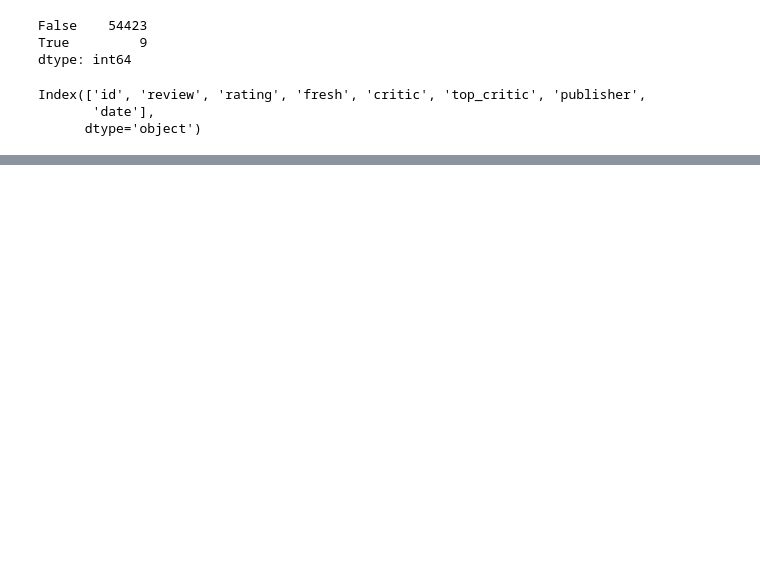
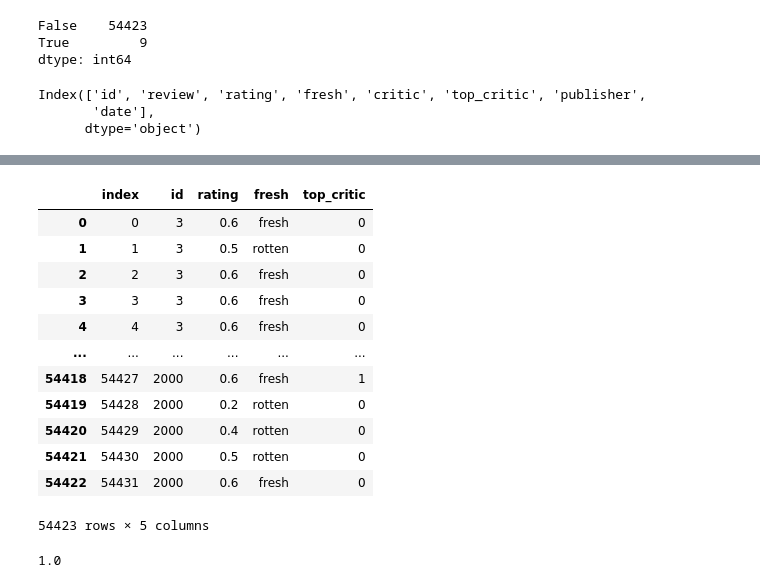
Before and after one commit to epradojr/Microsoft-Movie-Studio-Business-Proposition, a Jupyter notebook: draft_dsc-phase1-project.ipynb, the cells around one changed output, grey strips where cells are left out. Cells and saved outputs as stored; diff of their text form; code cells hidden in the pictures; blank space fills up the shorter version.

```diff
--- a/draft_dsc-phase1-project.ipynb
+++ b/draft_dsc-phase1-project.ipynb
@@ -417,10 +434 @@ dtypes: int64(2), object(2)
 memory usage: 2.1+ MB
-# %%
-# getting rid of the NaNs from the 'rating columns
-rt_reviews_copy['rating'] = rt_reviews_copy['rating'].replace(np.nan, '0')
-
-#reseting index if i need to iterate
-rt_reviews_copy.reset_index(inplace=True)
-
-
-rt_reviews_copy
@@ -514,20 +461,3 @@ wip_rating
 54421    2.5/5
 54422      3/5
 Name: rating, Length: 54423, dtype: object
-# %%
-for i in range(len(wip_rating)):
-    # -------------------------------------------------------------------------------------------------- #
-    # Searching for '/' to split left and right numbers. Then divide. Will not take strings with letters #
-    # -------------------------------------------------------------------------------------------------- #
-    if '/' in wip_rating[i]:
-        backslash = wip_rating[i].find('/')                  # backslash = the index location
-
-        numerator = float(wip_rating[i][:backslash])         # selecting the number before '/' as numerator
-        denominator = float(wip_rating[i][backslash+1:])     # selecting the number after '/' as denominator
-
-        result = (numerator / denominator)
-        wip_rating[i] = result
-    else:
-        pass
-
-wip_rating
@@ -547,15 +463,0 @@ Name: rating, Length: 54423, dtype: object
-# %%
-grade_scale = { 'A' : 1.0,
-                'B' : 0.75,
-                'C' : 0.50,
-                'D' : 0.20,
-                'F' : 0.0
-                }
-
-for i in range(len(wip_rating)):
-    if re.search('[a-zA-Z]', wip_rating[i]) != None:
-        for grade, value in grade_scale.items():    # using grade_scale on rate
-            if grade == wip_rating[i][0]:
-                wip_rating[i] = value
-            else:
-                pass
@@ -561,0 +657,22 @@ for i in range(len(wip_rating)):
+# %%
+rt_reviews_copy['rating'] = wip_rating
+
+rt_reviews_copy
+# %% [output]
+|  | index | id | rating | fresh | top_critic |
+| 0 | 0 | 3 | 0.6 | fresh | 0 |
+| 1 | 1 | 3 | 0.5 | rotten | 0 |
+| 2 | 2 | 3 | 0.6 | fresh | 0 |
+| 3 | 3 | 3 | 0.6 | fresh | 0 |
+| 4 | 4 | 3 | 0.6 | fresh | 0 |
+| ... | ... | ... | ... | ... | ... |
+| 54418 | 54427 | 2000 | 0.6 | fresh | 1 |
+| 54419 | 54428 | 2000 | 0.2 | rotten | 0 |
+| 54420 | 54429 | 2000 | 0.4 | rotten | 0 |
+| 54421 | 54430 | 2000 | 0.5 | rotten | 0 |
+| 54422 | 54431 | 2000 | 0.6 | fresh | 0 |
+54423 rows × 5 columns
+# %%
+rt_reviews_copy['rating'][2523]
+# %% [output]
+1.0
```
Also changed, not shown: parts of 23 cells of this notebook.
